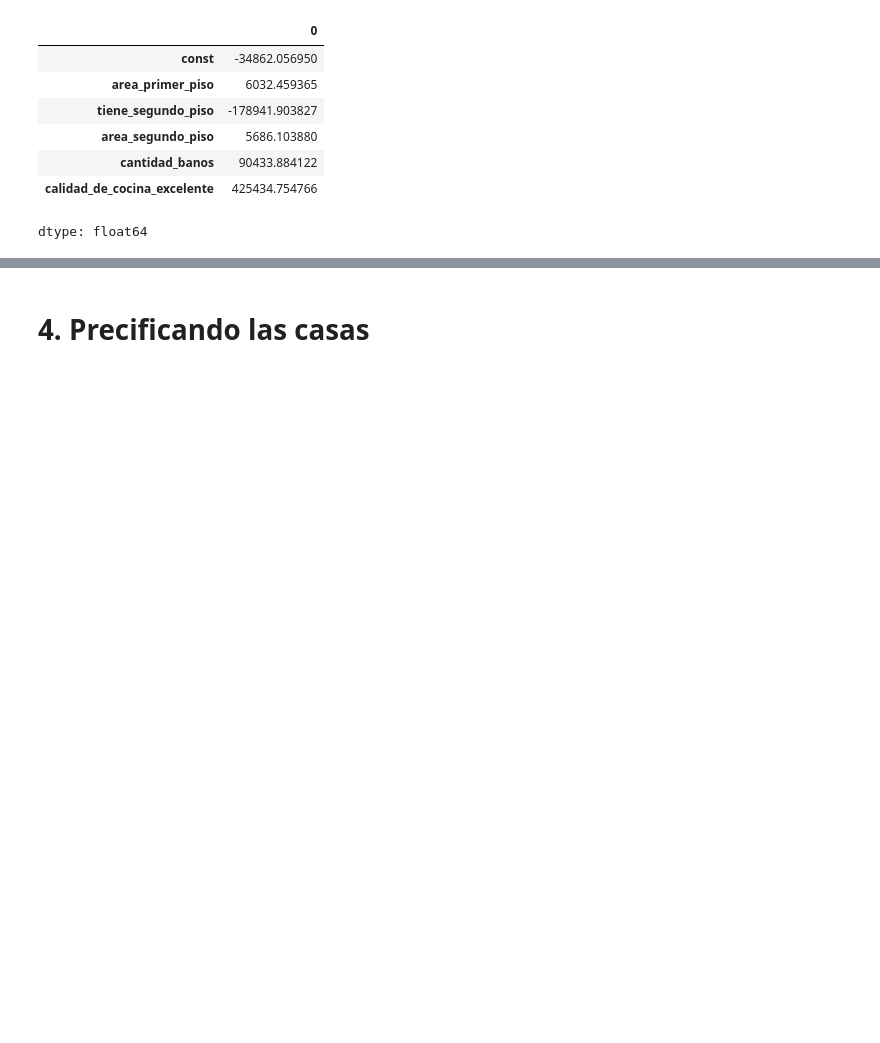
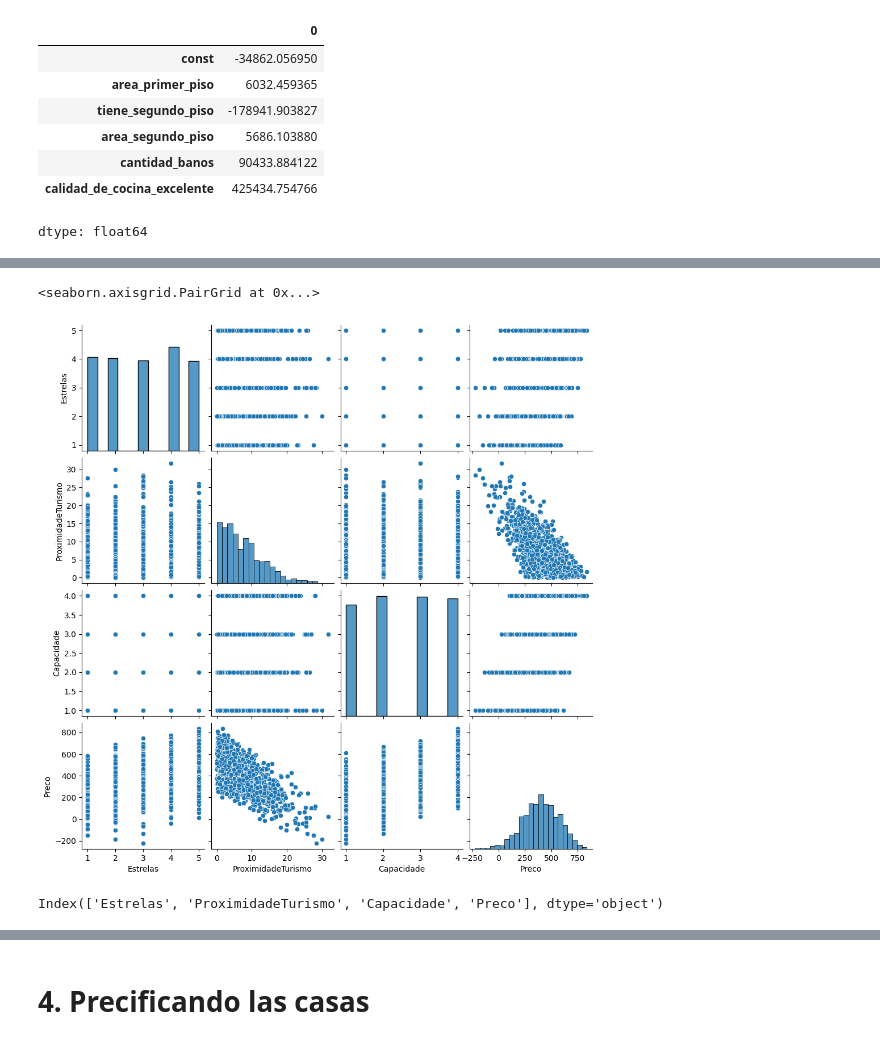
Before and after one commit to lukitasmois/2145-data-science-probando-relaciones-con-regresion-lineal, a Jupyter notebook: precios_de_inmuebles_regresion_lineal.ipynb, the cells around one changed output, grey strips where cells are left out. Drawn from its saved outputs; the diff is of its cells as text; code cells hidden in the pictures; blank space fills up the shorter version.

Commit message:
03.09. Resuelvo el desafio de los hoteles

```diff
--- a/precios_de_inmuebles_regresion_lineal.ipynb
+++ b/precios_de_inmuebles_regresion_lineal.ipynb
@@ -374,0 +391,3 @@ dtype: float64
+# %%
+hoteles = pd.read_csv('https://raw.githubusercontent.com/lukitasmois/2145-data-science-probando-relaciones-con-regresion-lineal/refs/heads/main/hoteis.csv')
+hoteles.head()
@@ -374,0 +401,11 @@ dtype: float64
+# %%
+import seaborn as sns
+
+sns.pairplot(hoteles)
+# %% [output]
+<seaborn.axisgrid.PairGrid at 0x...>
+[figure, added]
+# %%
+hoteles.columns
+# %% [output]
+Index(['Estrelas', 'ProximidadeTurismo', 'Capacidade', 'Preco'], dtype='object')
```
Also changed, not shown: parts of 23 cells of this notebook.
